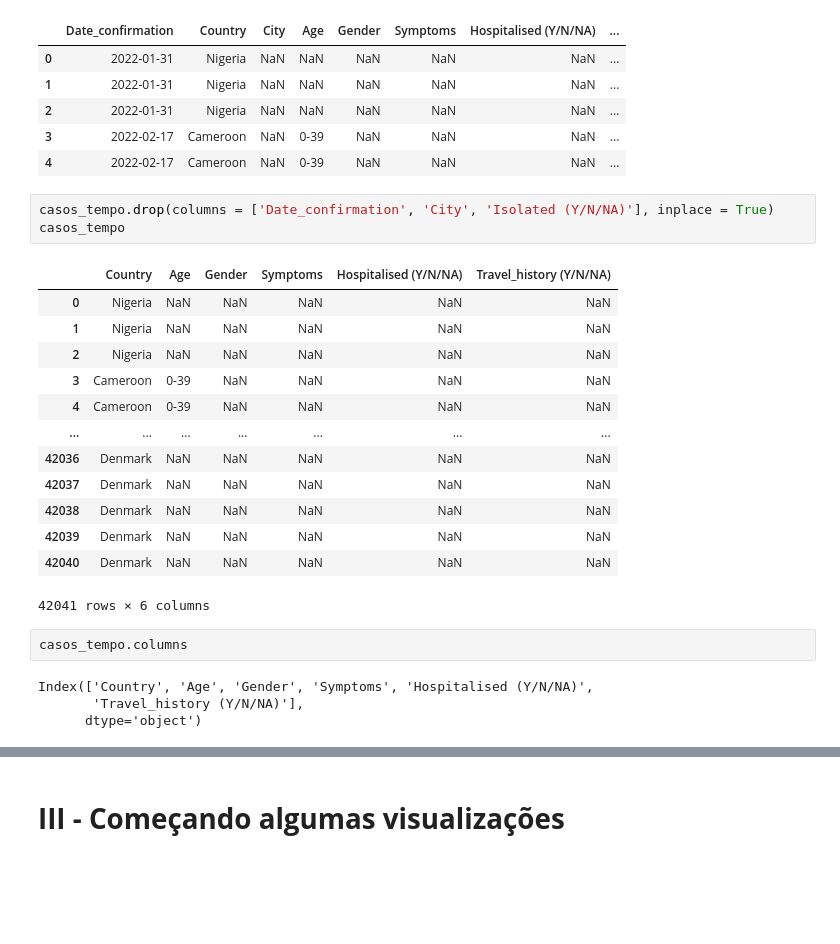
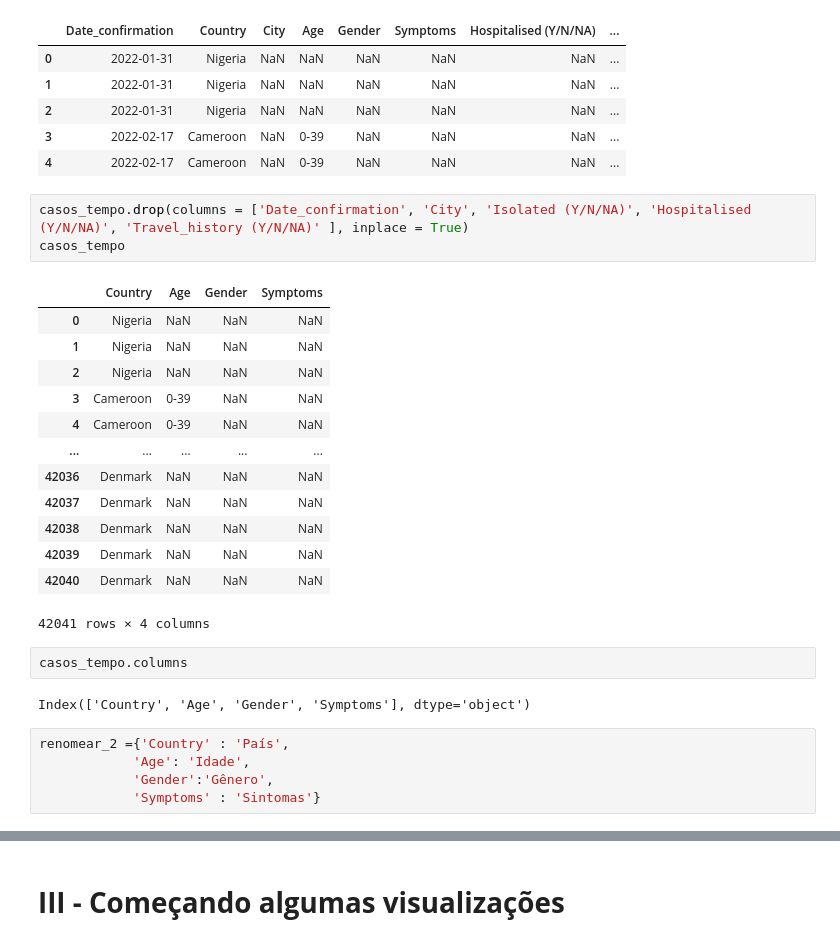
Before and after one commit to samaramms/MonkeypoxTraining, a Jupyter notebook: Monkeypox_Training.ipynb, the cells around one changed output, grey strips where cells are left out. Drawn from its saved outputs; the diff is of its cells as text; blank space fills up the shorter version.

```diff
--- a/Monkeypox_Training.ipynb
+++ b/Monkeypox_Training.ipynb
@@ -199,25 +199,28 @@ casos_tempo.head(5)
 | 3 | 2022-02-17 | Cameroon | NaN | 0-39 | NaN | NaN | NaN | ... |
 | 4 | 2022-02-17 | Cameroon | NaN | 0-39 | NaN | NaN | NaN | ... |
 # %%
-casos_tempo.drop(columns = ['Date_confirmation', 'City', 'Isolated (Y/N/NA)'], inplace = True)
+casos_tempo.drop(columns = ['Date_confirmation', 'City', 'Isolated (Y/N/NA)', 'Hospitalised (Y/N/NA)', 'Travel_history (Y/N/NA)' ], inplace = True)
 casos_tempo
 # %% [output]
-|  | Country | Age | Gender | Symptoms | Hospitalised (Y/N/NA) | Travel_history (Y/N/NA) |
-| 0 | Nigeria | NaN | NaN | NaN | NaN | NaN |
-| 1 | Nigeria | NaN | NaN | NaN | NaN | NaN |
-| 2 | Nigeria | NaN | NaN | NaN | NaN | NaN |
-| 3 | Cameroon | 0-39 | NaN | NaN | NaN | NaN |
-| 4 | Cameroon | 0-39 | NaN | NaN | NaN | NaN |
-| ... | ... | ... | ... | ... | ... | ... |
-| 42036 | Denmark | NaN | NaN | NaN | NaN | NaN |
-| 42037 | Denmark | NaN | NaN | NaN | NaN | NaN |
-| 42038 | Denmark | NaN | NaN | NaN | NaN | NaN |
-| 42039 | Denmark | NaN | NaN | NaN | NaN | NaN |
-| 42040 | Denmark | NaN | NaN | NaN | NaN | NaN |
+|  | Country | Age | Gender | Symptoms |
+| 0 | Nigeria | NaN | NaN | NaN |
+| 1 | Nigeria | NaN | NaN | NaN |
+| 2 | Nigeria | NaN | NaN | NaN |
+| 3 | Cameroon | 0-39 | NaN | NaN |
+| 4 | Cameroon | 0-39 | NaN | NaN |
+| ... | ... | ... | ... | ... |
+| 42036 | Denmark | NaN | NaN | NaN |
+| 42037 | Denmark | NaN | NaN | NaN |
+| 42038 | Denmark | NaN | NaN | NaN |
+| 42039 | Denmark | NaN | NaN | NaN |
+| 42040 | Denmark | NaN | NaN | NaN |
-42041 rows × 6 columns
+42041 rows × 4 columns
 # %%
 casos_tempo.columns
 # %% [output]
-Index(['Country', 'Age', 'Gender', 'Symptoms', 'Hospitalised (Y/N/NA)',
-       'Travel_history (Y/N/NA)'],
-      dtype='object')
+Index(['Country', 'Age', 'Gender', 'Symptoms'], dtype='object')
+# %%
+renomear_2 ={'Country' : 'País',
+            'Age': 'Idade',
+            'Gender':'Gênero',
+            'Symptoms' : 'Sintomas'}
```
Also changed, not shown: parts of 15 cells of this notebook.
